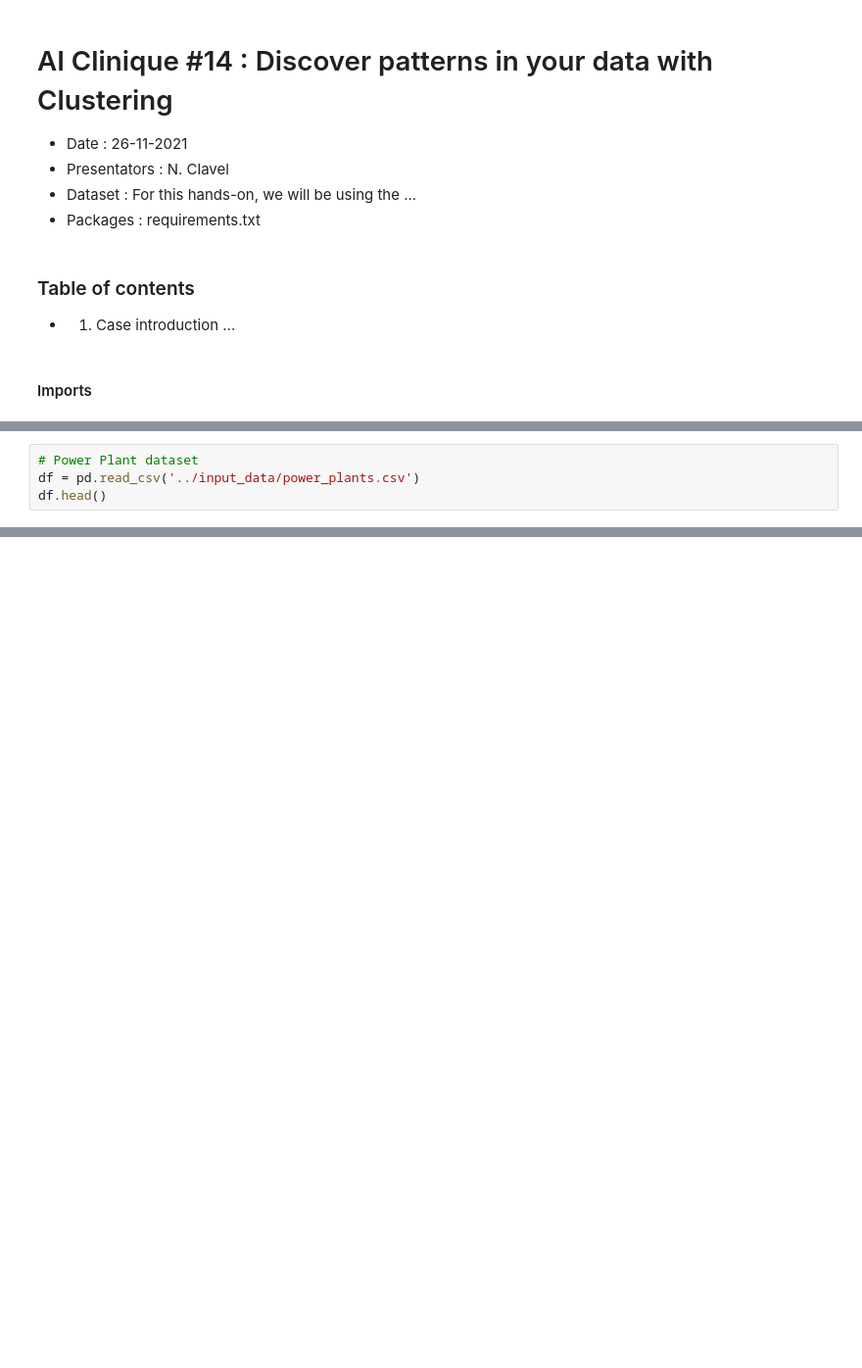
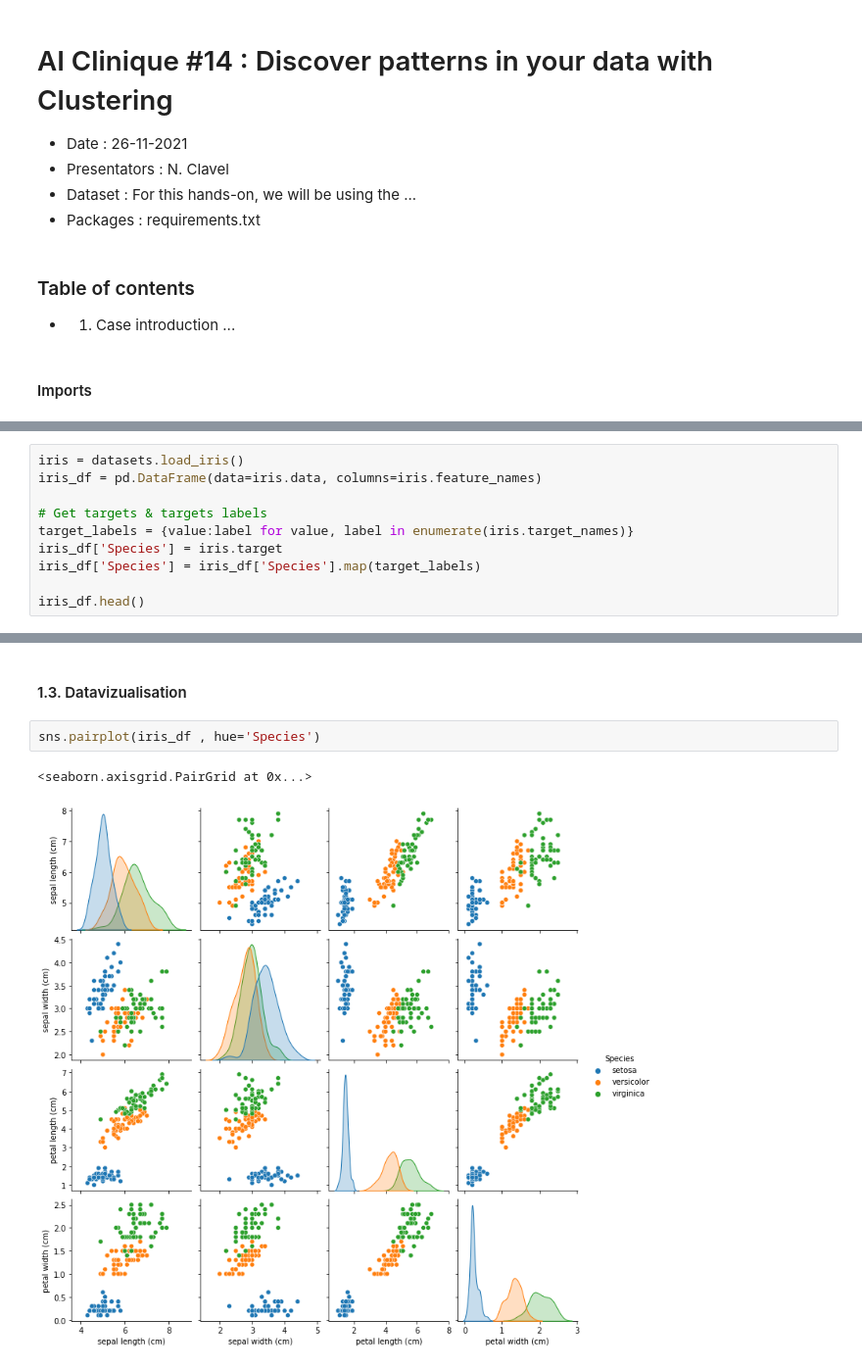
Before and after one commit to nico06266/clustering_hands_on, a Jupyter notebook: notebooks/clustering_find_pattern_in_your_data.ipynb, the cells around one changed output, grey strips where cells are left out. Shown at 98% size. Drawn from its saved outputs; the diff is of its cells as text; blank space fills up the shorter version.

```diff
--- a/notebooks/clustering_find_pattern_in_your_data.ipynb
+++ b/notebooks/clustering_find_pattern_in_your_data.ipynb
@@ -21,4 +27,10 @@ import pandas as pd
 # %%
-# Power Plant dataset
-df = pd.read_csv('../input_data/power_plants.csv')
-df.head()
+iris = datasets.load_iris()
+iris_df = pd.DataFrame(data=iris.data, columns=iris.feature_names)
+
+# Get targets & targets labels
+target_labels = {value:label for value, label in enumerate(iris.target_names)}
+iris_df['Species'] = iris.target
+iris_df['Species'] = iris_df['Species'].map(target_labels)
+
+iris_df.head()
@@ -26,0 +66,7 @@ df.describe()
+# %% [markdown]
+#### 1.3. Datavizualisation
+# %%
+sns.pairplot(iris_df , hue='Species')
+# %% [output]
+<seaborn.axisgrid.PairGrid at 0x...>
+[figure, added]
```
Also changed, not shown: parts of 19 cells of this notebook, 1 other file.
